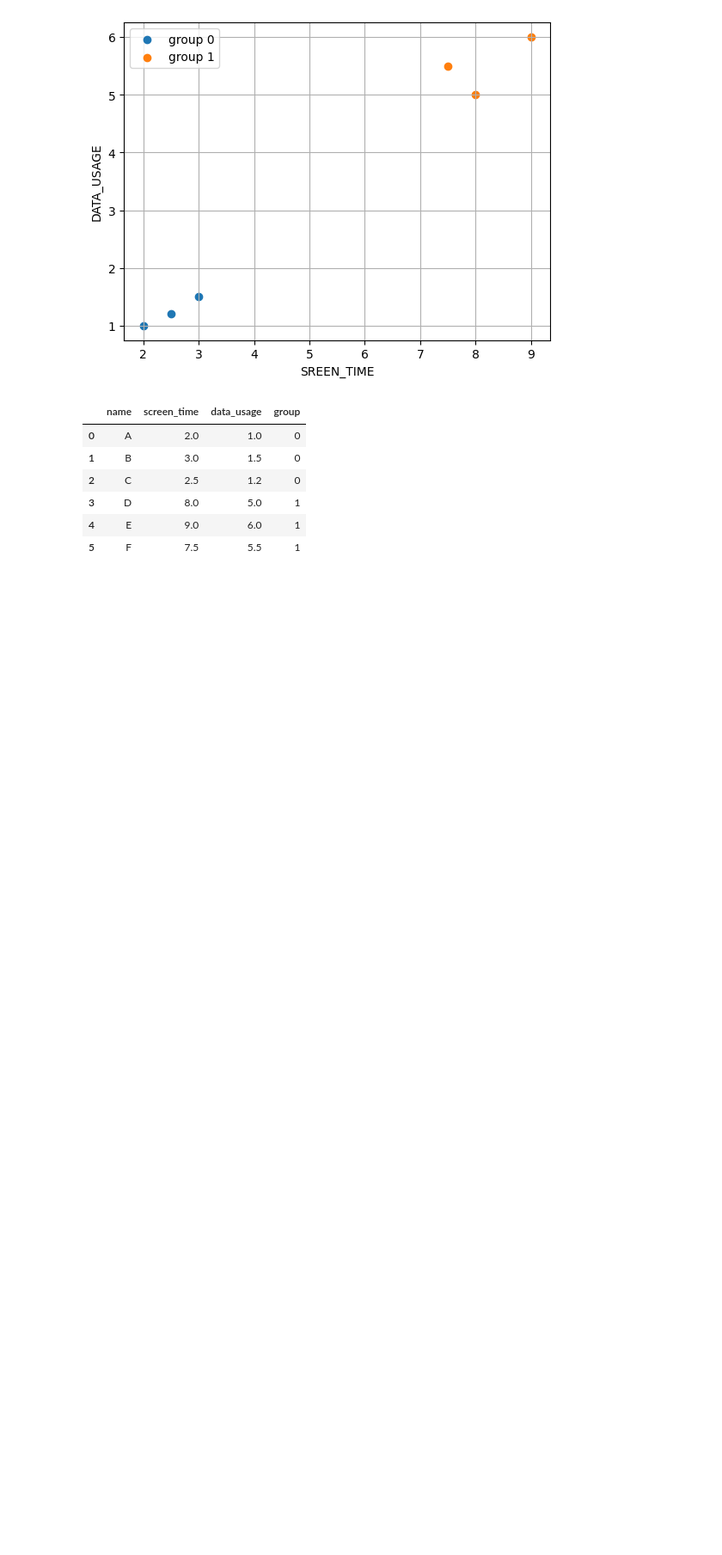
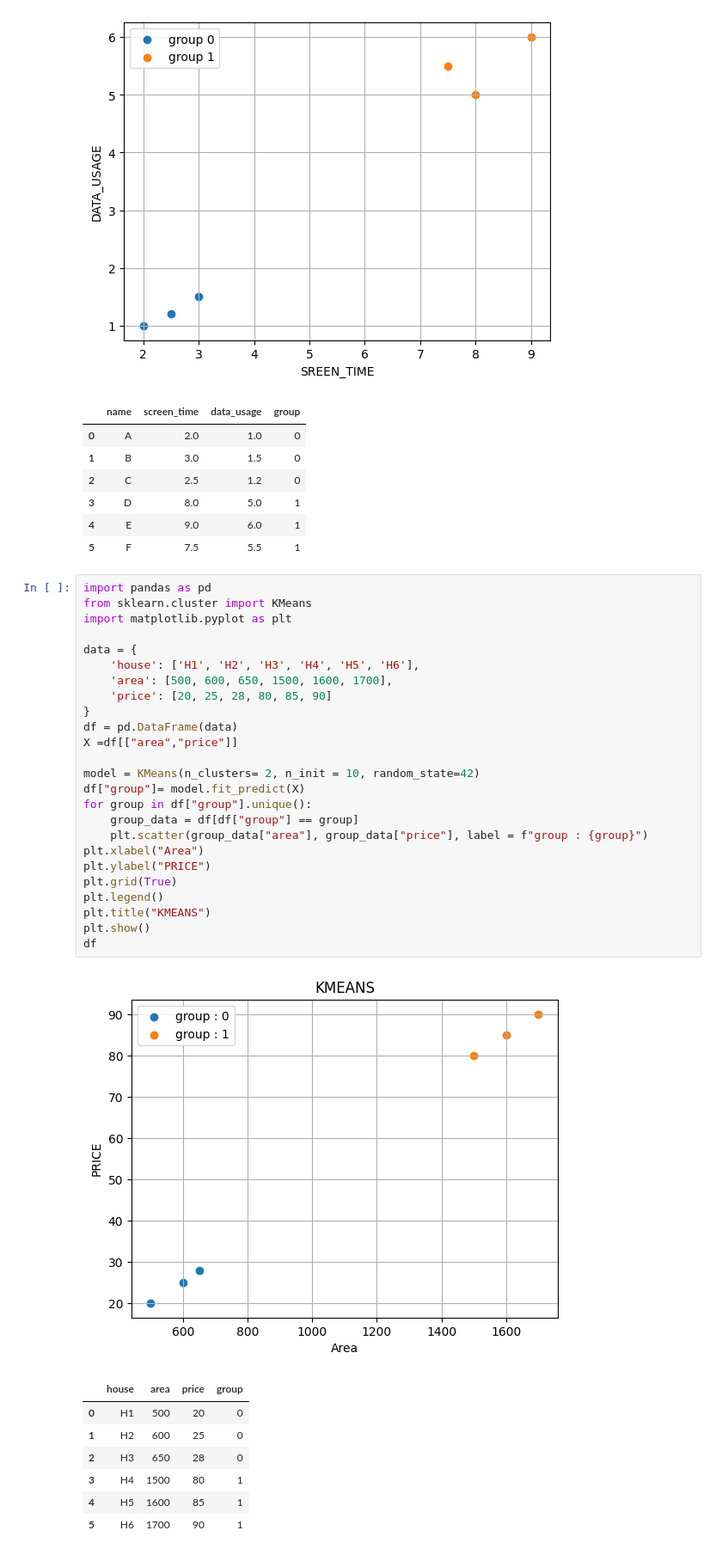
Before and after one commit to ayushpalse01012023-byte/student-performance-app, a Jupyter notebook: k_means.ipynb, the cells around one changed output. Shown at 86% size. Cells and saved outputs as stored; diff of their text form; blank space fills up the shorter version.

```diff
--- a/k_means.ipynb
+++ b/k_means.ipynb
@@ -133,3 +133,37 @@ df
 | 3 | D | 8.0 | 5.0 | 1 |
 | 4 | E | 9.0 | 6.0 | 1 |
 | 5 | F | 7.5 | 5.5 | 1 |
+# %%
+import pandas as pd
+from sklearn.cluster import KMeans
+import matplotlib.pyplot as plt
+
+data = {
+    'house': ['H1', 'H2', 'H3', 'H4', 'H5', 'H6'],
+    'area': [500, 600, 650, 1500, 1600, 1700],
+    'price': [20, 25, 28, 80, 85, 90]
+}
+df = pd.DataFrame(data)
+X =df[["area","price"]]
+
+model = KMeans(n_clusters= 2, n_init = 10, random_state=42)
+df["group"]= model.fit_predict(X)
+for group in df["group"].unique():
+    group_data = df[df["group"] == group]
+    plt.scatter(group_data["area"], group_data["price"], label = f"group : {group}")
+plt.xlabel("Area")
+plt.ylabel("PRICE")
+plt.grid(True)
+plt.legend()
+plt.title("KMEANS")
+plt.show()
+df
+# %% [output]
+[figure, added]
+|  | house | area | price | group |
+| 0 | H1 | 500 | 20 | 0 |
+| 1 | H2 | 600 | 25 | 0 |
+| 2 | H3 | 650 | 28 | 0 |
+| 3 | H4 | 1500 | 80 | 1 |
+| 4 | H5 | 1600 | 85 | 1 |
+| 5 | H6 | 1700 | 90 | 1 |
```
